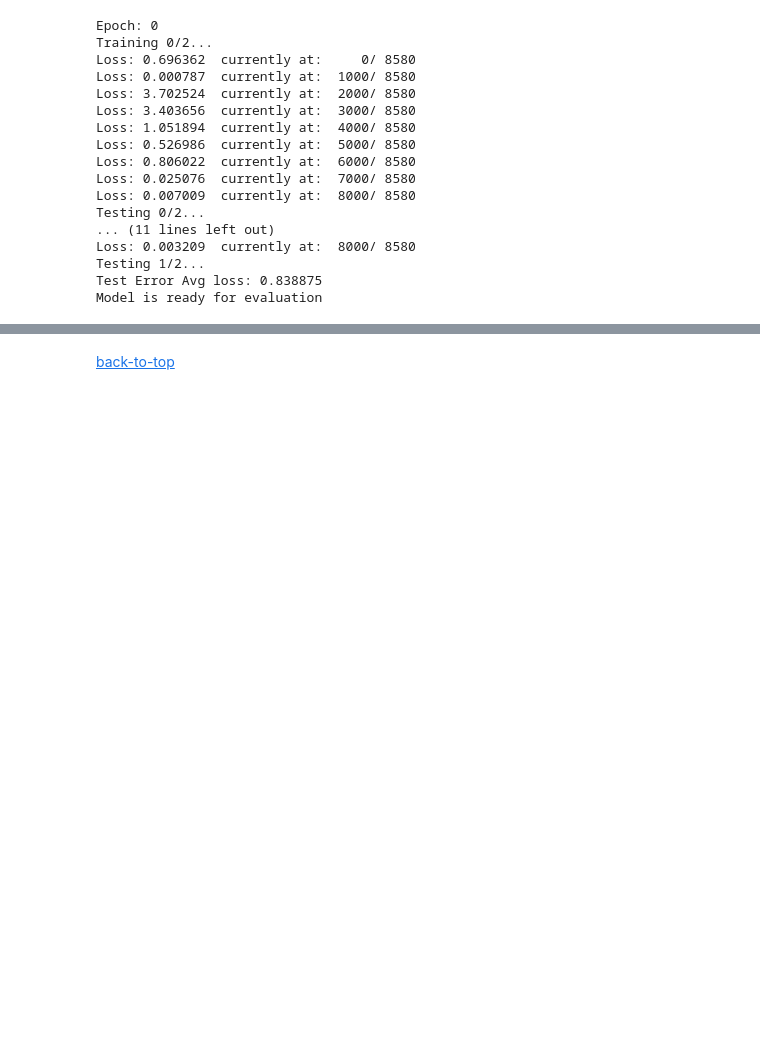
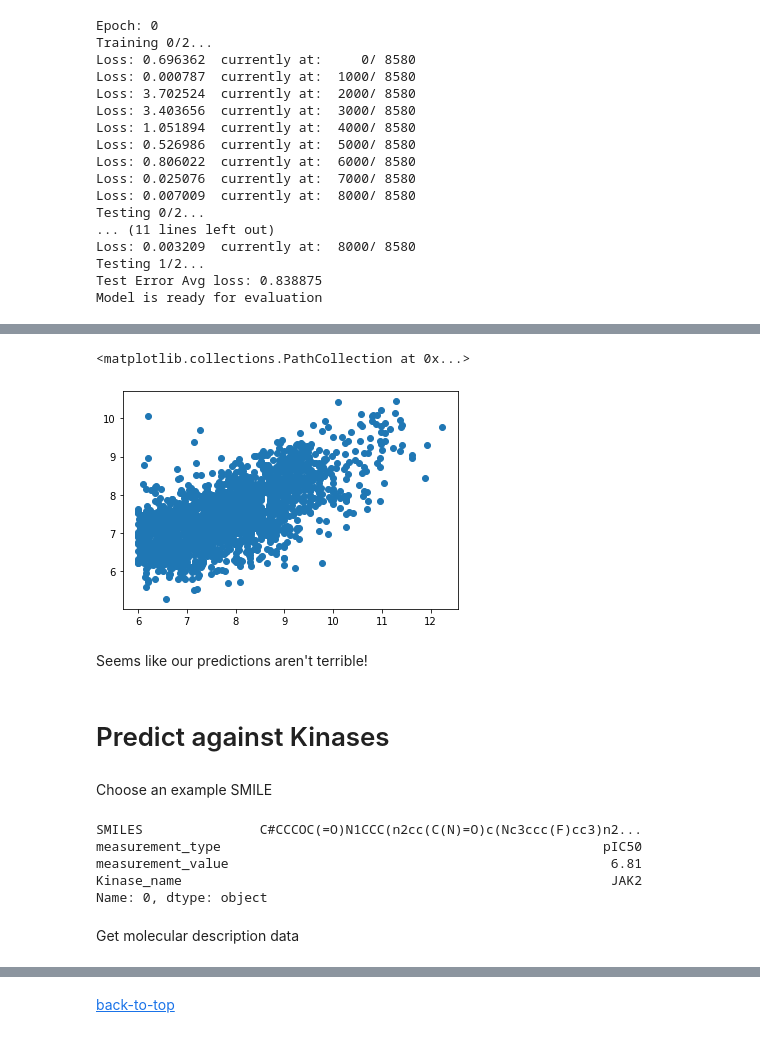
Before and after one commit to gsakhel/ml-challenge-kinase, a Jupyter notebook: kinase_modeling.ipynb, the cells around one changed output, grey strips where cells are left out. Saved outputs shown, nothing was run; the diff lists cells and outputs as text; code cells hidden in the pictures; blank space fills up the shorter version.

Commit message:
Predict

```diff
--- a/kinase_modeling.ipynb
+++ b/kinase_modeling.ipynb
@@ -93,3 +94,6 @@ x = x.drop(['measurement_type', 'Kinase_name', 'SMILES'], axis=1).astype('float3
 x['SMILES'] = df.SMILES
 y = x['measurement_value']
 x = x.drop(['measurement_value'], axis=1)
+# %%
+import numpy as np
+y = np.array(y).reshape(y.shape[0], 1)
@@ -130,4 +138,4 @@ features_scaled = pd.DataFrame(scaler.transform(features), columns=model_columns
 Make tensor from our features and targets
 # %%
 features_tensor = torch.tensor(features_scaled.values)
-targets_tensor = torch.tensor(y.values)
+targets_tensor = torch.tensor(y)
@@ -270,0 +301,4 @@ Model is ready for evaluation
+# %%
+with torch.no_grad():
+    predictions = model(x_test)
+predictions
@@ -270,0 +313,22 @@ Model is ready for evaluation
+# %%
+plt.scatter(y_test, predictions)
+# %% [output]
+<matplotlib.collections.PathCollection at 0x...>
+[figure, added]
+# %% [markdown]
+Seems like our predictions aren't terrible!
+# %% [markdown]
+# Predict against Kinases
+# %% [markdown]
+Choose an example SMILE
+# %%
+input_smile = df.iloc[0]['SMILES']
+df.iloc[0]
+# %% [output]
+SMILES               C#CCCOC(=O)N1CCC(n2cc(C(N)=O)c(Nc3ccc(F)cc3)n2...
+measurement_type                                                 pIC50
+measurement_value                                                 6.81
+Kinase_name                                                       JAK2
+Name: 0, dtype: object
+# %% [markdown]
+Get molecular description data
```
Also changed, not shown: parts of 23 cells of this notebook, 1 other file.
